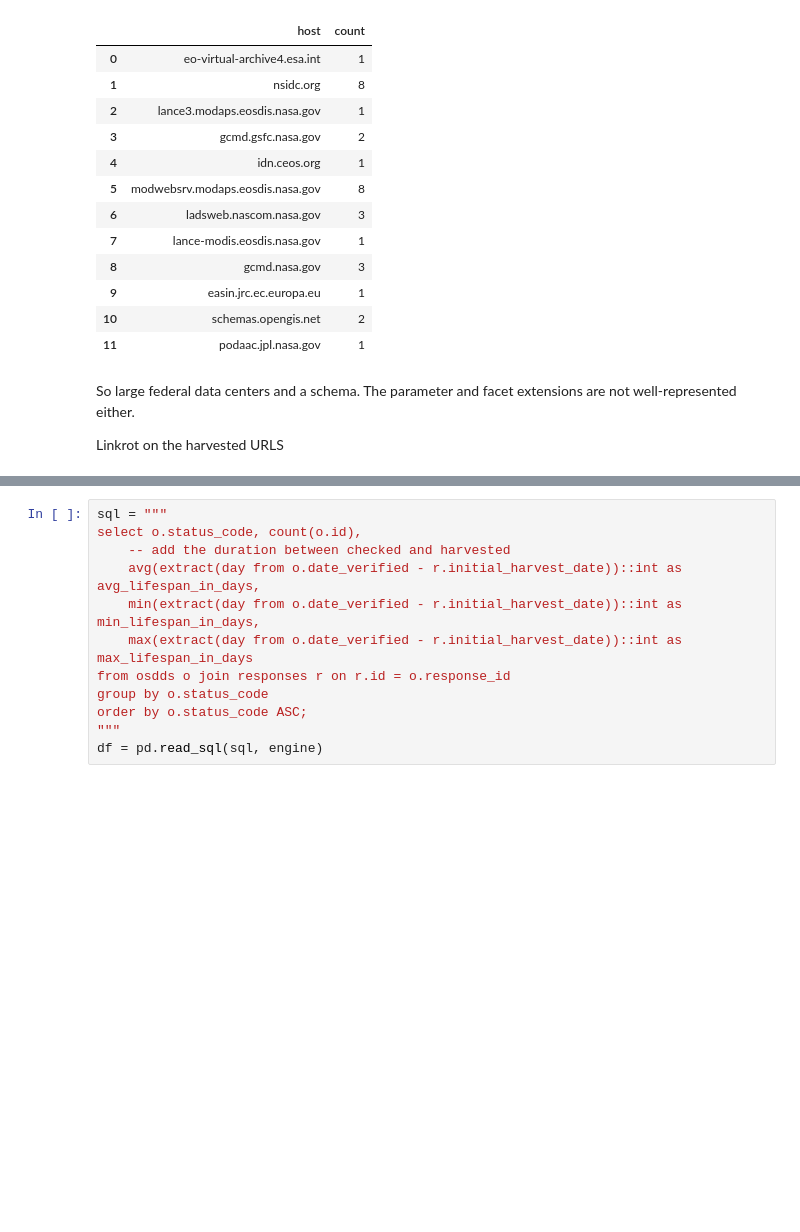
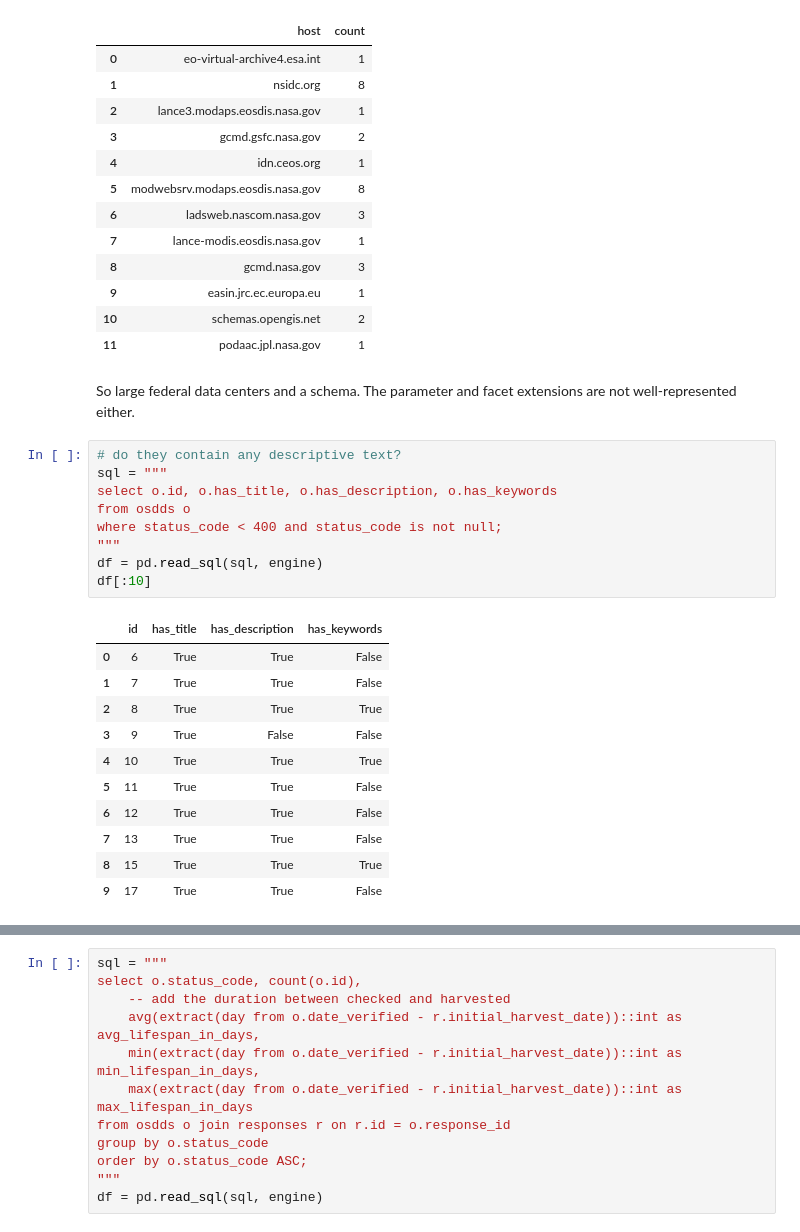
Before and after one commit to b-cube/Response-Identification-Info, a Jupyter notebook: notebooks/Analysis - OpenSearch.ipynb, the cells around one changed output, grey strips where cells are left out. Saved outputs shown, nothing was run; the diff lists cells and outputs as text; blank space fills up the shorter version.

Commit message:
secondary osdds, some basic text accounting.

```diff
--- a/notebooks/Analysis - OpenSearch.ipynb
+++ b/notebooks/Analysis - OpenSearch.ipynb
@@ -138,5 +138,24 @@ df
 | 11 | podaac.jpl.nasa.gov | 1 |
 # %% [markdown]
 So large federal data centers and a schema. The parameter and facet extensions are not well-represented either.
-
-Linkrot on the harvested URLS
+# %%
+# do they contain any descriptive text?
+sql = """
+select o.id, o.has_title, o.has_description, o.has_keywords
+from osdds o
+where status_code < 400 and status_code is not null;
+"""
+df = pd.read_sql(sql, engine)
+df[:10]
+# %% [output]
+|  | id | has_title | has_description | has_keywords |
+| 0 | 6 | True | True | False |
+| 1 | 7 | True | True | False |
+| 2 | 8 | True | True | True |
+| 3 | 9 | True | False | False |
+| 4 | 10 | True | True | True |
+| 5 | 11 | True | True | False |
+| 6 | 12 | True | True | False |
+| 7 | 13 | True | True | False |
+| 8 | 15 | True | True | True |
+| 9 | 17 | True | True | False |
```
Also changed, not shown: parts of 2 cells of this notebook, 1 other file.
